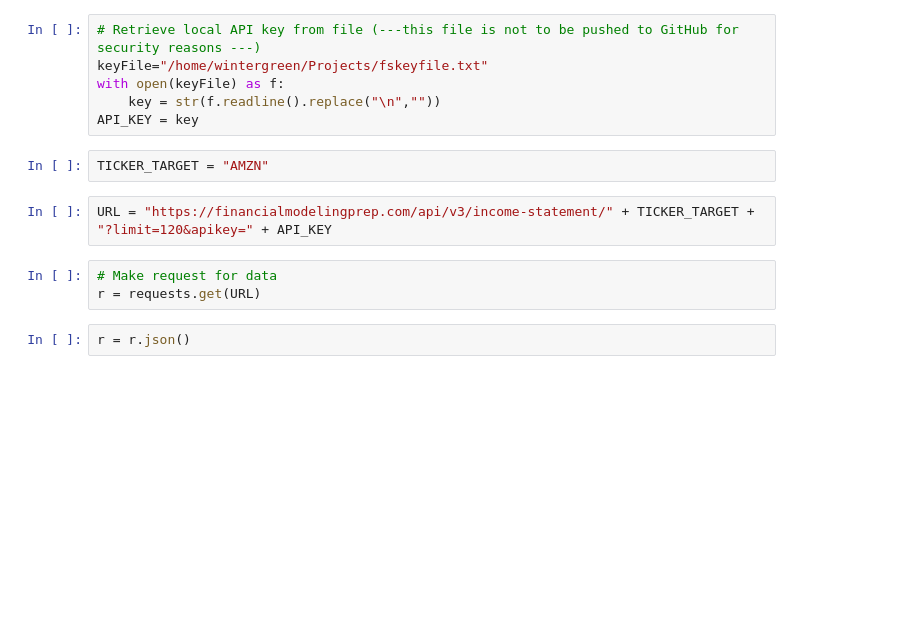
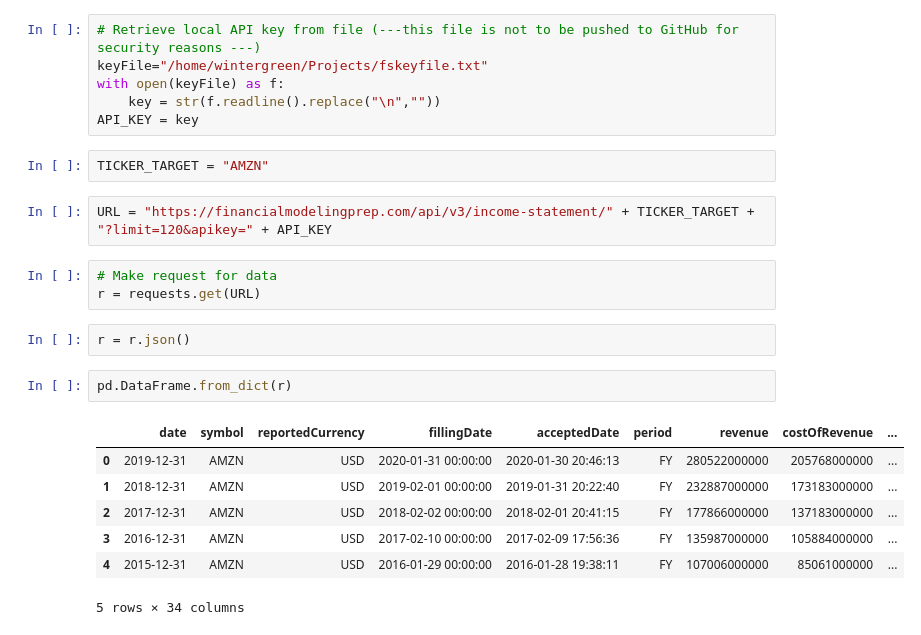
Before and after one commit to sammmoran/FlagShip, a Jupyter notebook: data-collector.ipynb, the cells around one changed output. Drawn from its saved outputs; the diff is of its cells as text; blank space fills up the shorter version.

```diff
--- a/data-collector.ipynb
+++ b/data-collector.ipynb
@@ -27,6 +27,16 @@ URL = "https://financialmodelingprep.com/api/v3/income-statement/" + TICKER_TARG
 r = requests.get(URL)
 # %%
 r = r.json()
+# %%
+pd.DataFrame.from_dict(r)
+# %% [output]
+|  | date | symbol | reportedCurrency | fillingDate | acceptedDate | period | revenue | costOfRevenue | ... |
+| 0 | 2019-12-31 | AMZN | USD | 2020-01-31 00:00:00 | 2020-01-30 20:46:13 | FY | 280522000000 | 205768000000 | ... |
+| 1 | 2018-12-31 | AMZN | USD | 2019-02-01 00:00:00 | 2019-01-31 20:22:40 | FY | 232887000000 | 173183000000 | ... |
+| 2 | 2017-12-31 | AMZN | USD | 2018-02-02 00:00:00 | 2018-02-01 20:41:15 | FY | 177866000000 | 137183000000 | ... |
+| 3 | 2016-12-31 | AMZN | USD | 2017-02-10 00:00:00 | 2017-02-09 17:56:36 | FY | 135987000000 | 105884000000 | ... |
+| 4 | 2015-12-31 | AMZN | USD | 2016-01-29 00:00:00 | 2016-01-28 19:38:11 | FY | 107006000000 | 85061000000 | ... |
+5 rows × 34 columns
 # %%
 # Prepare the data
 #print(pd.DataFrame.from_dict(r))
```
Also changed, not shown: parts of 2 cells of this notebook.
